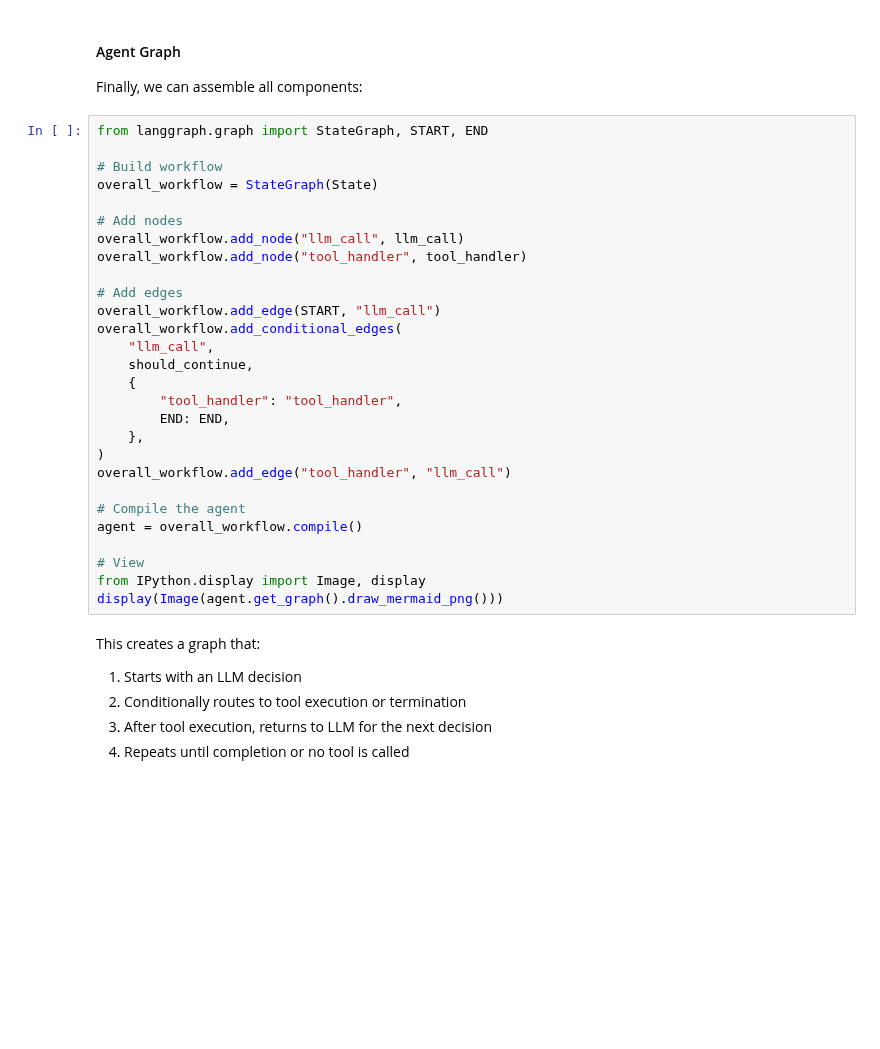
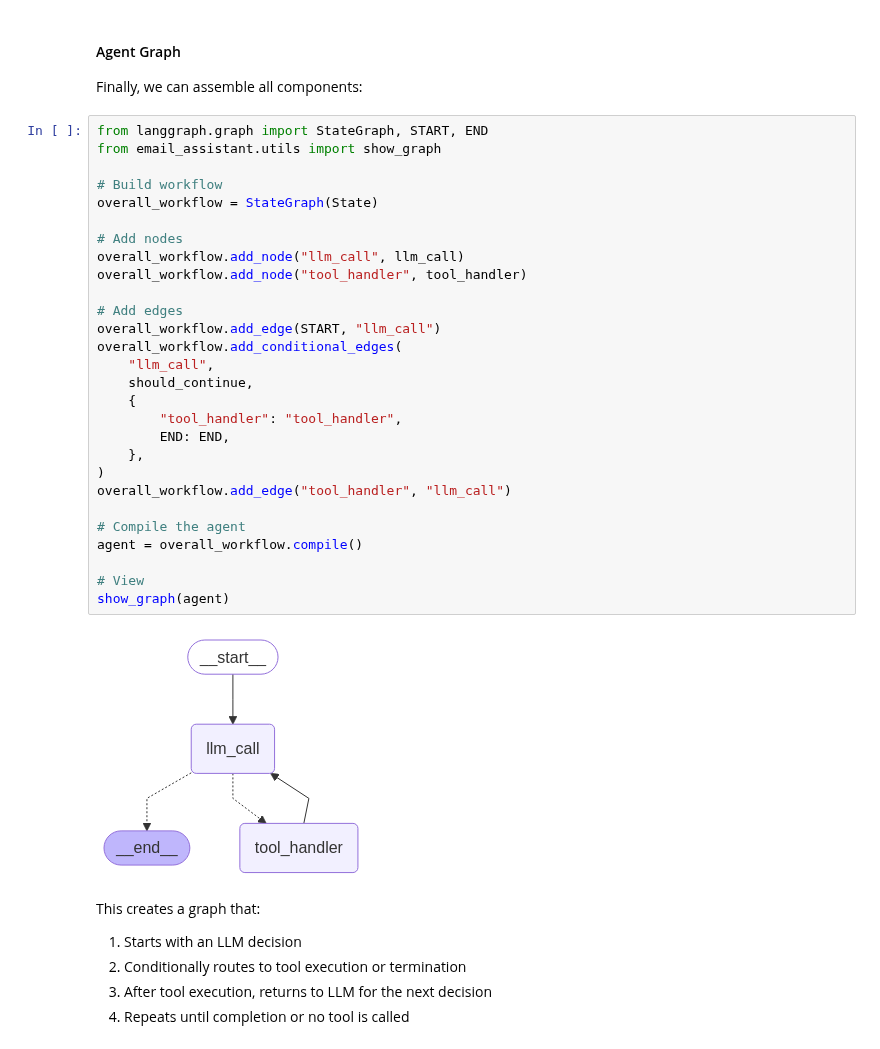
Before and after one commit to yacine555/agents-from-scratch, a Jupyter notebook: notebooks/agent.ipynb, the cells around one changed output. Drawn from its saved outputs; the diff is of its cells as text; blank space fills up the shorter version.

```diff
--- a/notebooks/agent.ipynb
+++ b/notebooks/agent.ipynb
@@ -268,32 +287,34 @@ def should_continue(state: State) -> Literal["tool_handler", END]:
 Finally, we can assemble all components:
 # %%
 from langgraph.graph import StateGraph, START, END
+from email_assistant.utils import show_graph
 
 # Build workflow
 overall_workflow = StateGraph(State)
 
 # Add nodes
 overall_workflow.add_node("llm_call", llm_call)
 overall_workflow.add_node("tool_handler", tool_handler)
 
 # Add edges
 overall_workflow.add_edge(START, "llm_call")
 overall_workflow.add_conditional_edges(
     "llm_call",
     should_continue,
     {
         "tool_handler": "tool_handler",
         END: END,
     },
 )
 overall_workflow.add_edge("tool_handler", "llm_call")
 
 # Compile the agent
 agent = overall_workflow.compile()
 
 # View
-from IPython.display import Image, display
-display(Image(agent.get_graph().draw_mermaid_png()))
+show_graph(agent)
+# %% [output]
+[figure, added]
 # %% [markdown]
 This creates a graph that:
 1. Starts with an LLM decision
```
Also changed, not shown: parts of 13 cells of this notebook.
